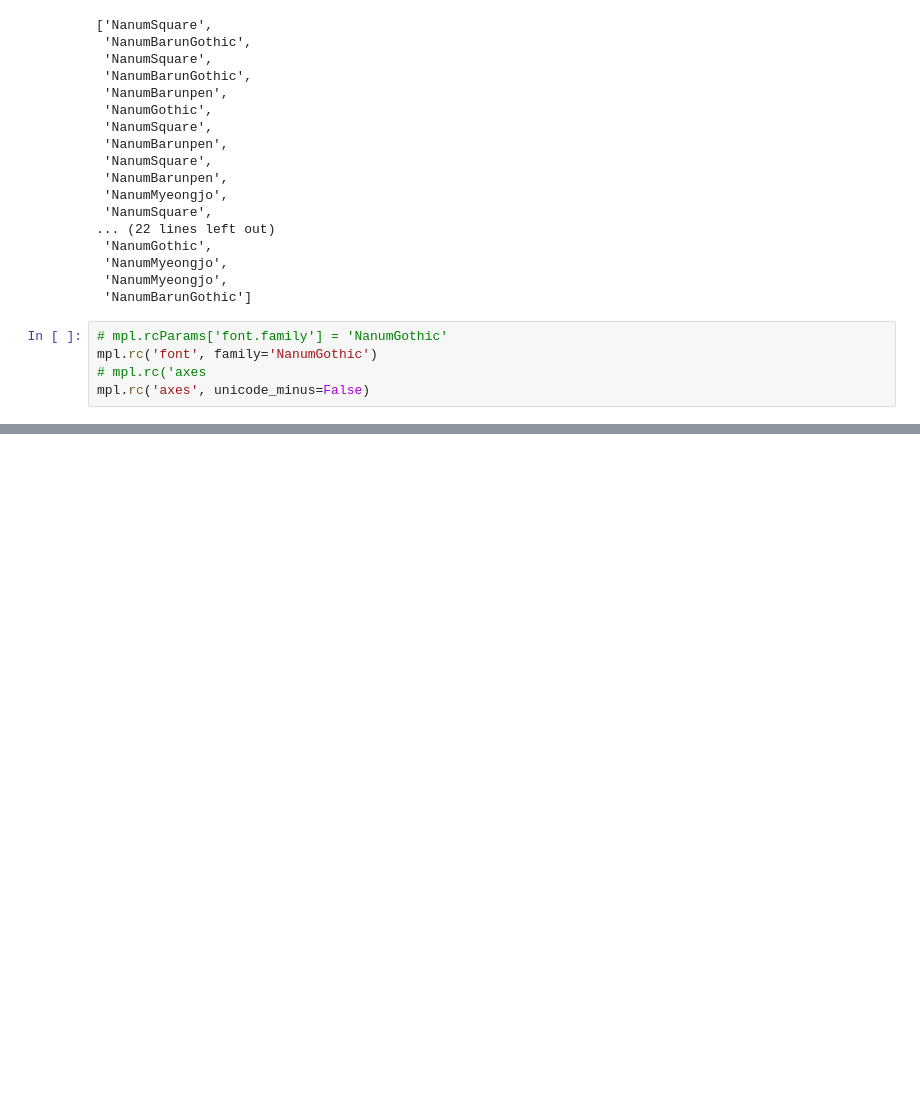
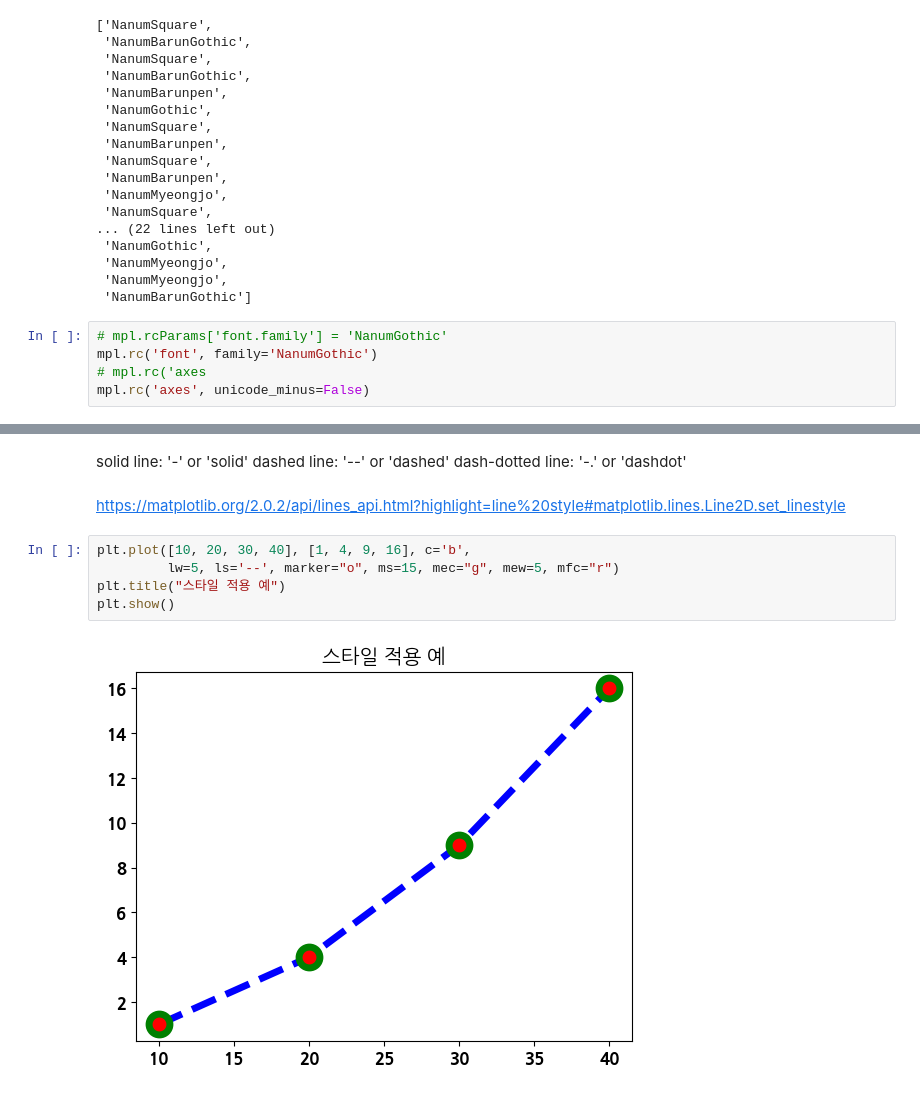
Before and after one commit to DeerWeak/pythonbasic, a Jupyter notebook: 230125python.ipynb, the cells around one changed output, grey strips where cells are left out. Saved outputs shown, nothing was run; the diff lists cells and outputs as text; blank space fills up the shorter version.

```diff
--- a/230125python.ipynb
+++ b/230125python.ipynb
@@ -512,0 +568,13 @@ mpl.rc('axes', unicode_minus=False)
+# %% [markdown]
+solid line: '-' or 'solid'
+dashed line: '--' or 'dashed'
+dash-dotted line: '-.' or 'dashdot'
+# %% [markdown]
+https://matplotlib.org/2.0.2/api/lines_api.html?highlight=line%20style#matplotlib.lines.Line2D.set_linestyle
+# %%
+plt.plot([10, 20, 30, 40], [1, 4, 9, 16], c='b',
+         lw=5, ls='--', marker="o", ms=15, mec="g", mew=5, mfc="r")
+plt.title("스타일 적용 예")
+plt.show()
+# %% [output]
+[figure, added]
```
Also changed, not shown: parts of 33 cells of this notebook.
